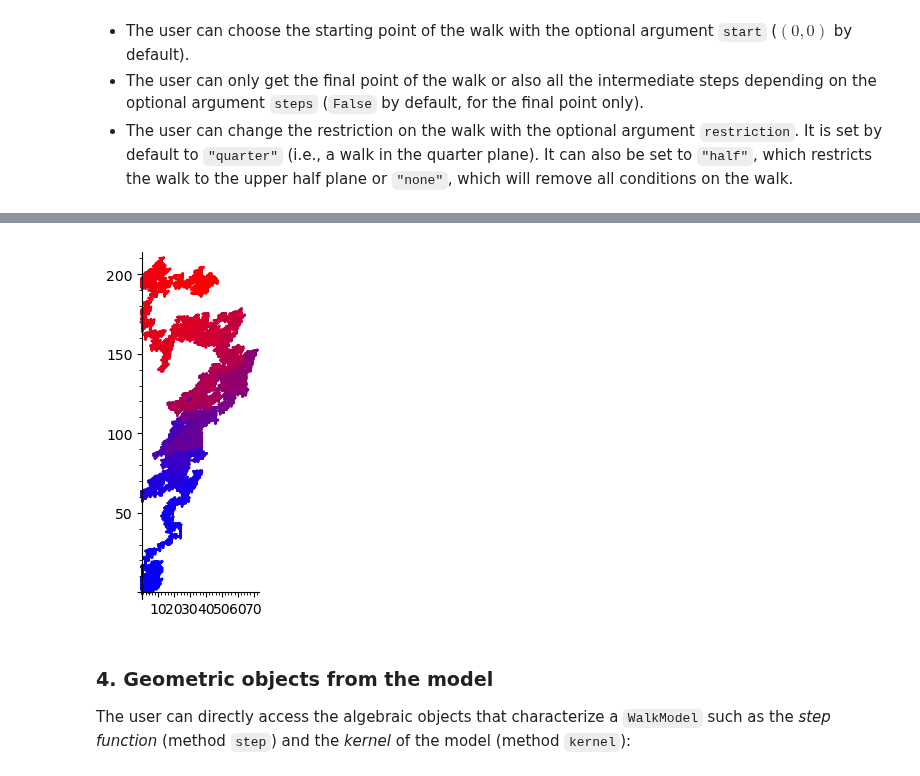
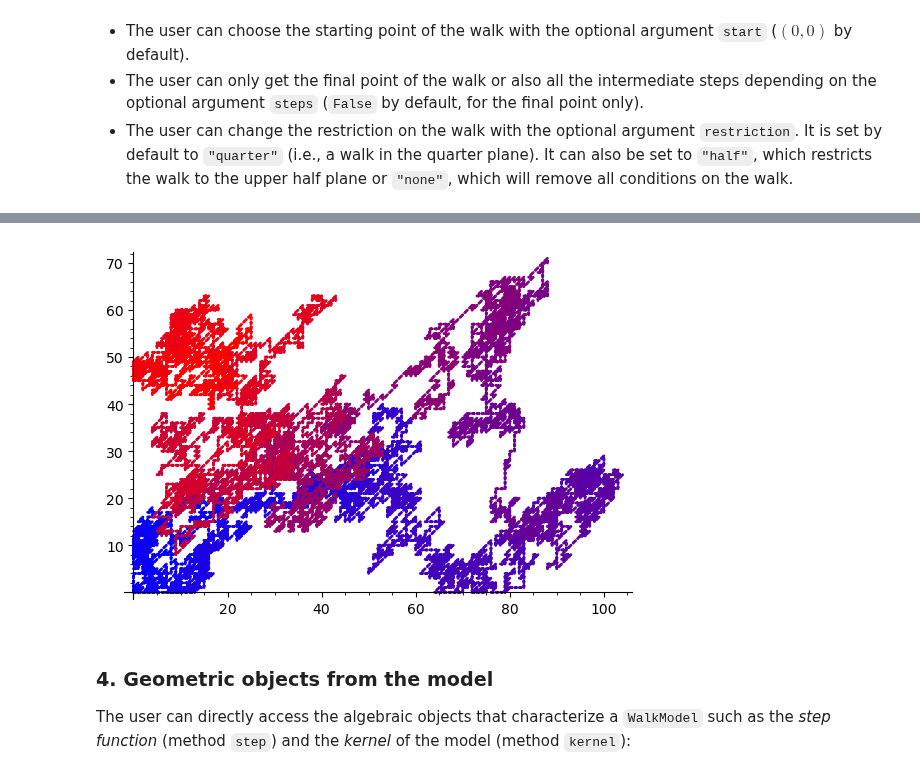
Before and after one commit to passagemath/passagemath-pkg-comb_walks, a Jupyter notebook: comb_walks_demo.ipynb, the cells around one changed output, grey strips where cells are left out. Saved outputs shown, nothing was run; the diff lists cells and outputs as text; code cells hidden in the pictures.

Commit message:
Changed plot_walk in the demo
Now there are more static pictures in the demo, demonstrating the point of those cells.

```diff
--- a/comb_walks_demo.ipynb
+++ b/comb_walks_demo.ipynb
@@ -160,8 +168,8 @@ m.plot_walk(10, restriction="half")
 # %%
 # A long example of the model
-m.plot_walk(10000, arrowsize=0.001)
+m.plot_random_walk(10000, arrowsize=0.001)
 # %% [output]
-[figure, old version]
+[figure, new version]
 # %% [markdown]
 ### 4. Geometric objects from the model
 
```
Also changed, not shown: parts of 11 cells of this notebook.
